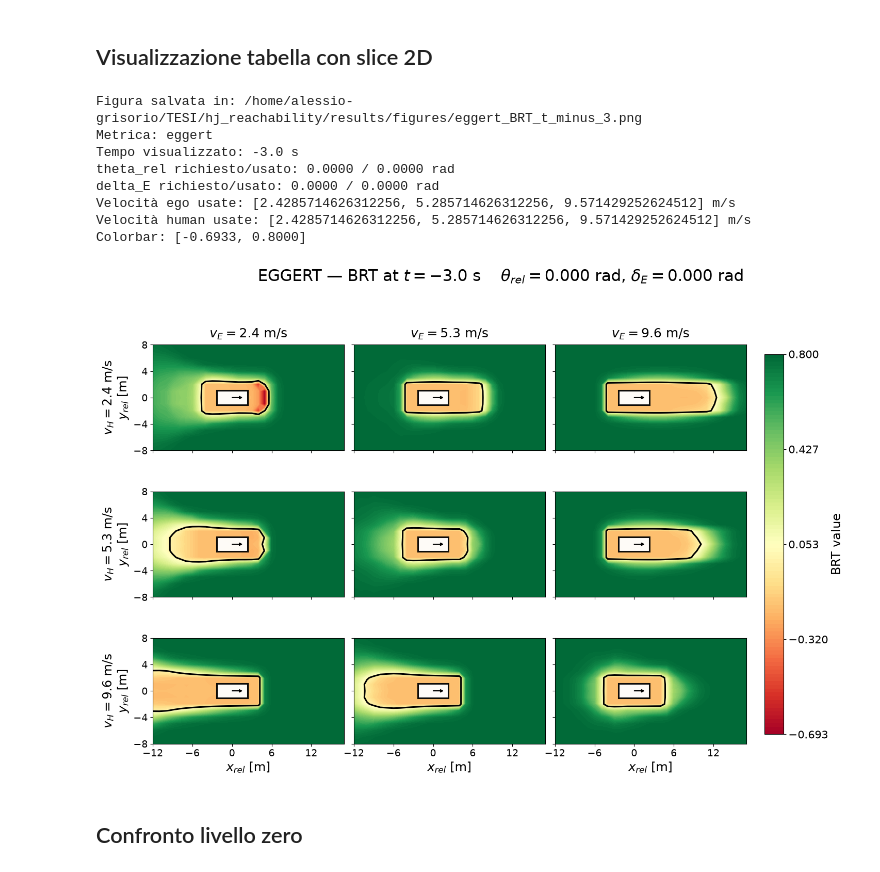
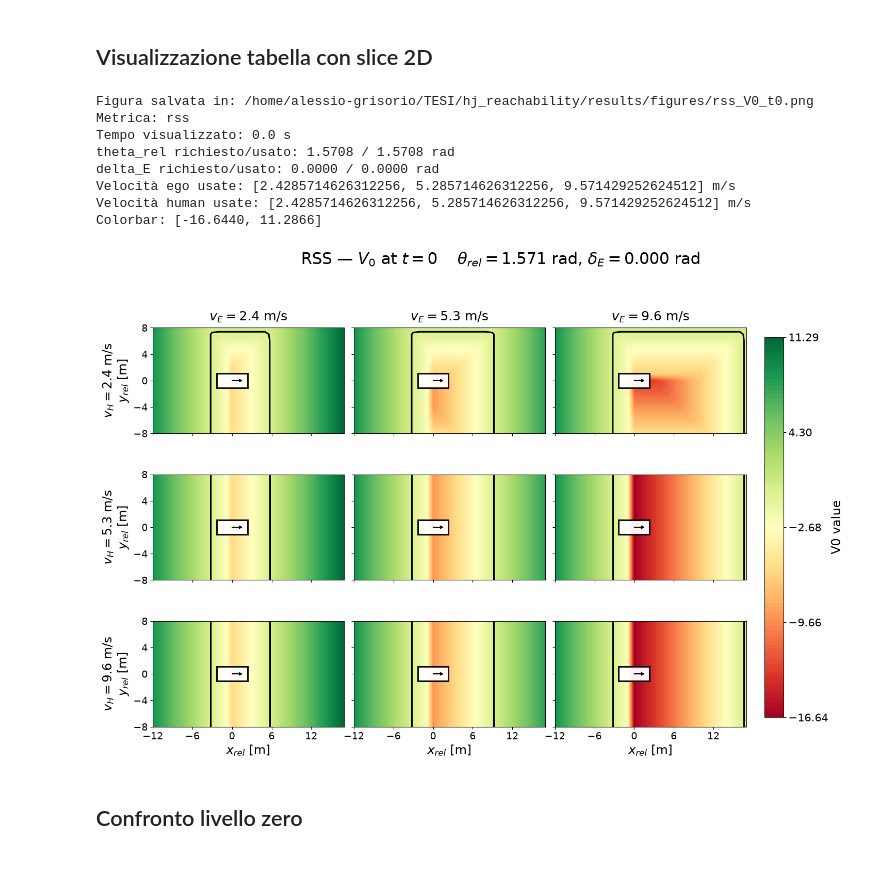
Before and after one commit to alessiogrisorio/hj_reachability, a Jupyter notebook: examples/confronto_grid2.ipynb, the cells around one changed output. Saved outputs shown, nothing was run; the diff lists cells and outputs as text; code cells hidden in the pictures.

Commit message:
nuova metrica e confronti

```diff
--- a/examples/confronto_grid2.ipynb
+++ b/examples/confronto_grid2.ipynb
@@ -42,7 +42,8 @@ metric_paths = {
     "Euclidean": BRT_DIR / "euclidean.npz",
     "DCE": BRT_DIR / "dce.npz",
     "TTC": BRT_DIR / "ttc.npz",
-    "eggert" : BRT_DIR / "eggert.npz"
+    "eggert" : BRT_DIR / "eggert.npz",
+    "rss": BRT_DIR / "rss.npz",
 }
 
 missing_files = [
@@ -281,15 +283,15 @@ from matplotlib.ticker import MaxNLocator
 # CONFIGURAZIONE MANUALE
 # =====================================================================
 
-METRIC_NAME = "eggert"   # "euclidean", "dce" oppure "ttc"
+METRIC_NAME = "rss"   # "euclidean", "dce" oppure "ttc"
 
 EGO_SPEEDS = [3.0, 6.0, 9.0]       # v_E [m/s] -> colonne
 HUMAN_SPEEDS = [3.0, 6.0, 9.0]     # v_H [m/s] -> righe
 
-THETA_REL = 0.0       # [rad]
+THETA_REL = np.pi/2       # [rad]
 DELTA_E = 0.0         # [rad]
 
-TIME = -3.0           # 0.0 per V0, -3.0 per BRT
+TIME = 0.0           # 0.0 per V0, -3.0 per BRT
 
 SAVE_FIGURE = True
 OUTPUT_FORMAT = "png"  # "png", "pdf" oppure "svg"
@@ -311,7 +313,7 @@ if len(EGO_SPEEDS) != 3 or len(HUMAN_SPEEDS) != 3:
 if not (np.isclose(TIME, 0.0) or np.isclose(TIME, -3.0)):
     raise ValueError("TIME deve essere 0.0 oppure -3.0.")
 
-valid_metrics = {"euclidean", "dce", "ttc", "eggert"}
+valid_metrics = {"euclidean", "dce", "ttc", "eggert", "rss"}
 
 if METRIC_NAME.lower() not in valid_metrics:
     raise ValueError(
@@ -611,39 +613,39 @@ if SAVE_FIGURE:
     output_directory.mkdir(parents=True, exist_ok=True)
 
     time_tag = "t0" if np.isclose(TIME, 0.0) else "t_minus_3"
 
     output_path = (
         output_directory
         / f"{METRIC_NAME}_{field_name}_{time_tag}.{OUTPUT_FORMAT}"
     )
 
     fig.savefig(
         output_path,
         dpi=OUTPUT_DPI,
         bbox_inches="tight",
     )
 
     print(f"Figura salvata in: {output_path.resolve()}")
 
 print(f"Metrica: {METRIC_NAME}")
 print(f"Tempo visualizzato: {TIME:.1f} s")
 print(f"theta_rel richiesto/usato: {THETA_REL:.4f} / {theta_used:.4f} rad")
 print(f"delta_E richiesto/usato: {DELTA_E:.4f} / {delta_used:.4f} rad")
 print(f"Velocità ego usate: {ego_speeds_used} m/s")
 print(f"Velocità human usate: {human_speeds_used} m/s")
 print(f"Colorbar: [{color_min:.4f}, {color_max:.4f}]")
 
 plt.show()
 # %% [output]
-Figura salvata in: /home/alessio-grisorio/TESI/hj_reachability/results/figures/eggert_BRT_t_minus_3.png
-Metrica: eggert
-Tempo visualizzato: -3.0 s
-theta_rel richiesto/usato: 0.0000 / 0.0000 rad
+Figura salvata in: /home/alessio-grisorio/TESI/hj_reachability/results/figures/rss_V0_t0.png
+Metrica: rss
+Tempo visualizzato: 0.0 s
+theta_rel richiesto/usato: 1.5708 / 1.5708 rad
 delta_E richiesto/usato: 0.0000 / 0.0000 rad
 Velocità ego usate: [2.4285714626312256, 5.285714626312256, 9.571429252624512] m/s
 Velocità human usate: [2.4285714626312256, 5.285714626312256, 9.571429252624512] m/s
-Colorbar: [-0.6933, 0.8000]
+Colorbar: [-16.6440, 11.2866]
-[figure, old version]
+[figure, new version]
 # %% [markdown]
 ## Confronto livello zero
 # %%
```
Also changed, not shown: parts of 3 cells of this notebook, 7 other files.
